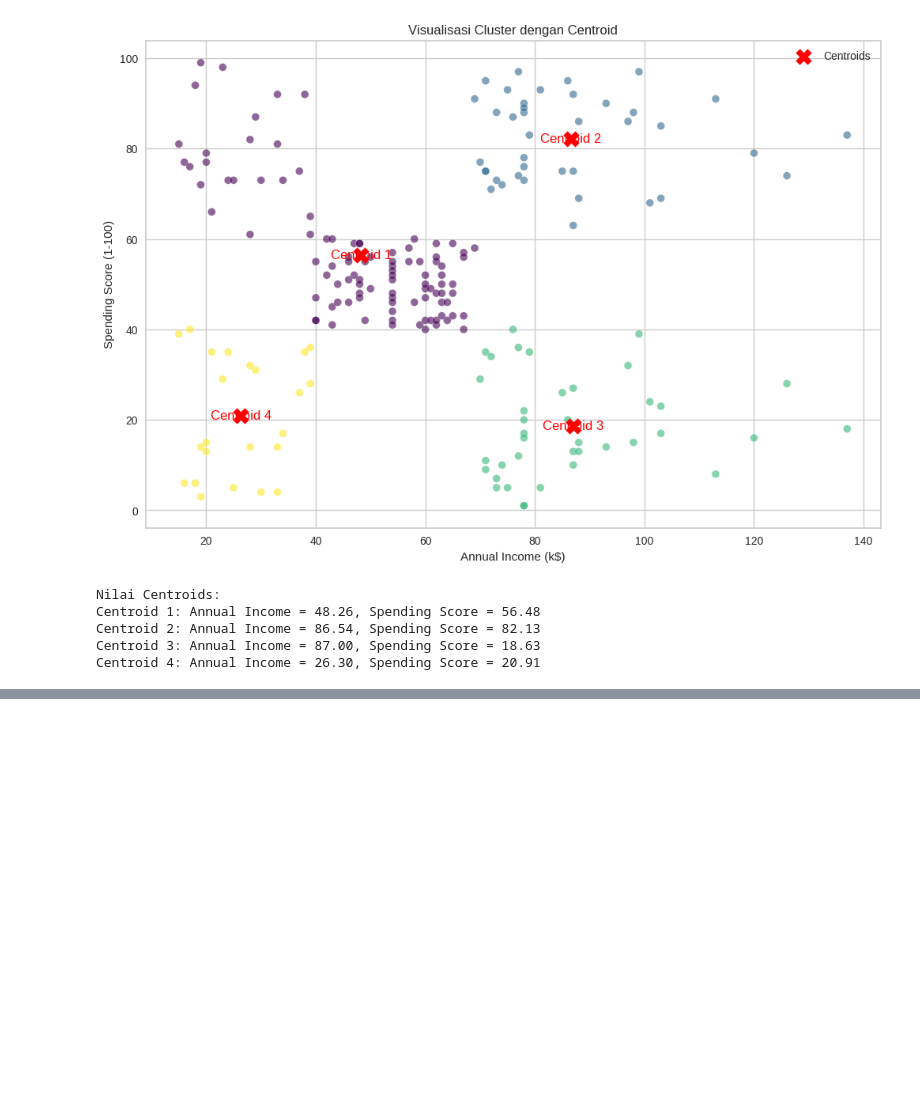
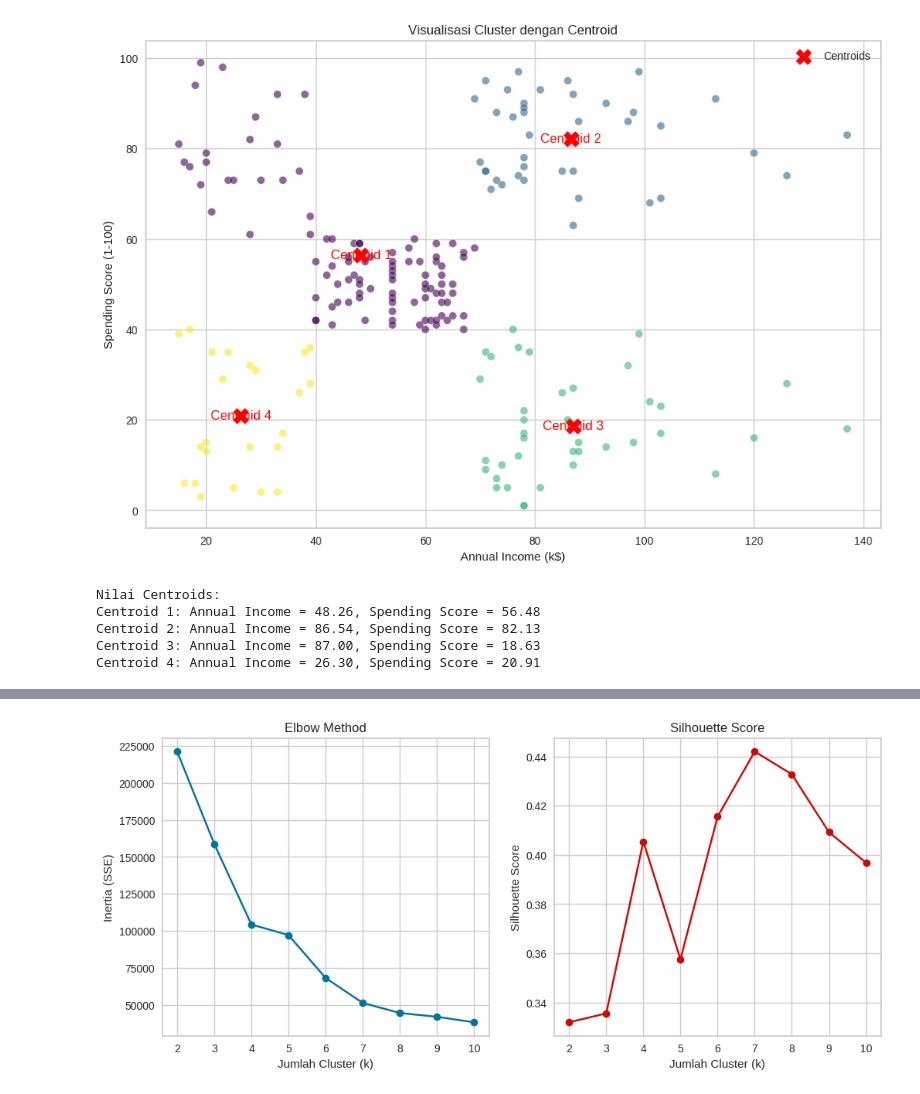
Before and after one commit to TurmaeUrsorum/repo_dicoding, a Jupyter notebook: 3. Belajar Machine Learning untuk Pemula/6. Unsupervised Learning - Clustering/clustering.ipynb, the cells around one changed output, grey strips where cells are left out. Saved outputs shown, nothing was run; the diff lists cells and outputs as text; code cells hidden in the pictures; blank space fills up the shorter version.

```diff
--- a/3. Belajar Machine Learning untuk Pemula/6. Unsupervised Learning - Clustering/clustering.ipynb
+++ b/3. Belajar Machine Learning untuk Pemula/6. Unsupervised Learning - Clustering/clustering.ipynb
@@ -323,0 +466,6 @@ Nilai centroid untuk setiap cluster sebagai berikut.
+# %%
+# Mengambil kolom 'Annual Income (k$)' dan 'Spending Score (1-100)' dari dataset dan menyimpannya dalam array X
+X_cluster = df.iloc[:, [2, 3, 4]].values
+
+# Menampilkan data yang diambil dalam format DataFrame dengan nama kolom yang sesuai
+print(pd.DataFrame(X_cluster, columns=["Age",'Annual Income (k$)', 'Spending Score (1-100)']))
@@ -323,0 +487,34 @@ Nilai centroid untuk setiap cluster sebagai berikut.
+# %%
+from sklearn.cluster import KMeans
+from sklearn.metrics import silhouette_score
+import matplotlib.pyplot as plt
+
+silhouette_scores = []
+inertia = []
+K = range(2, 11)
+
+for k in K:
+    kmeans = KMeans(n_clusters=k, random_state=42).fit(X_cluster)
+    inertia.append(kmeans.inertia_)
+    score = silhouette_score(X_cluster, kmeans.labels_)
+    silhouette_scores.append(score)
+
+plt.figure(figsize=(12,5))
+
+# Elbow
+plt.subplot(1,2,1)
+plt.plot(K, inertia, 'bo-')
+plt.xlabel('Jumlah Cluster (k)')
+plt.ylabel('Inertia (SSE)')
+plt.title('Elbow Method')
+
+# Silhouette
+plt.subplot(1,2,2)
+plt.plot(K, silhouette_scores, 'ro-')
+plt.xlabel('Jumlah Cluster (k)')
+plt.ylabel('Silhouette Score')
+plt.title('Silhouette Score')
+
+plt.show()
+# %% [output]
+[figure, added]
```
Also changed, not shown: parts of 13 cells of this notebook.
